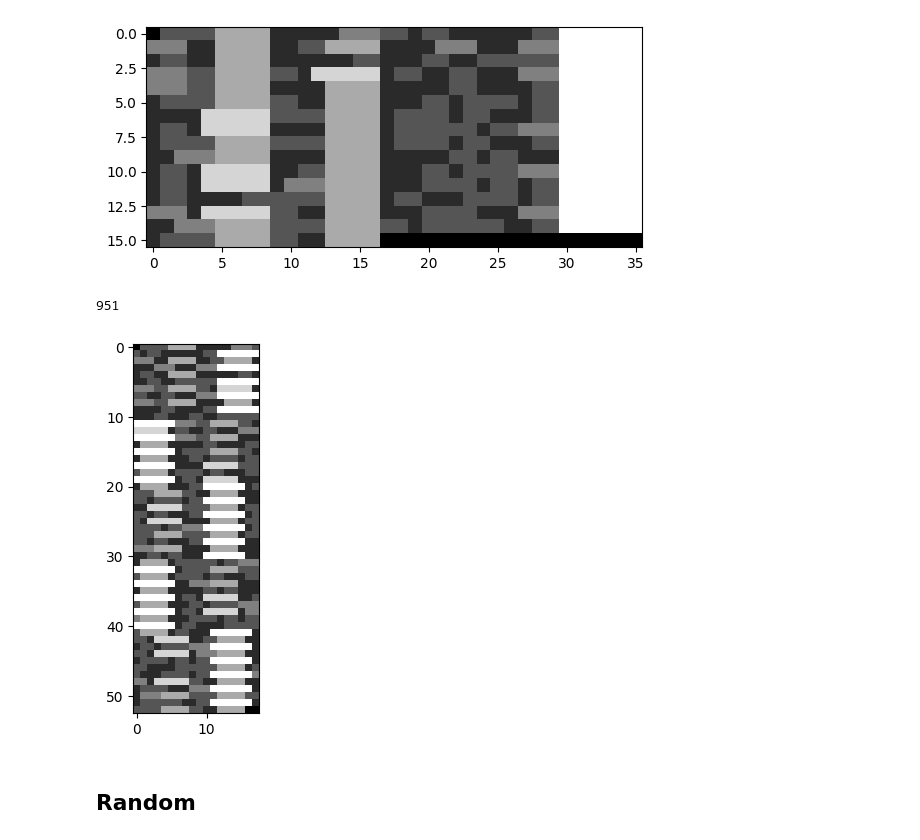
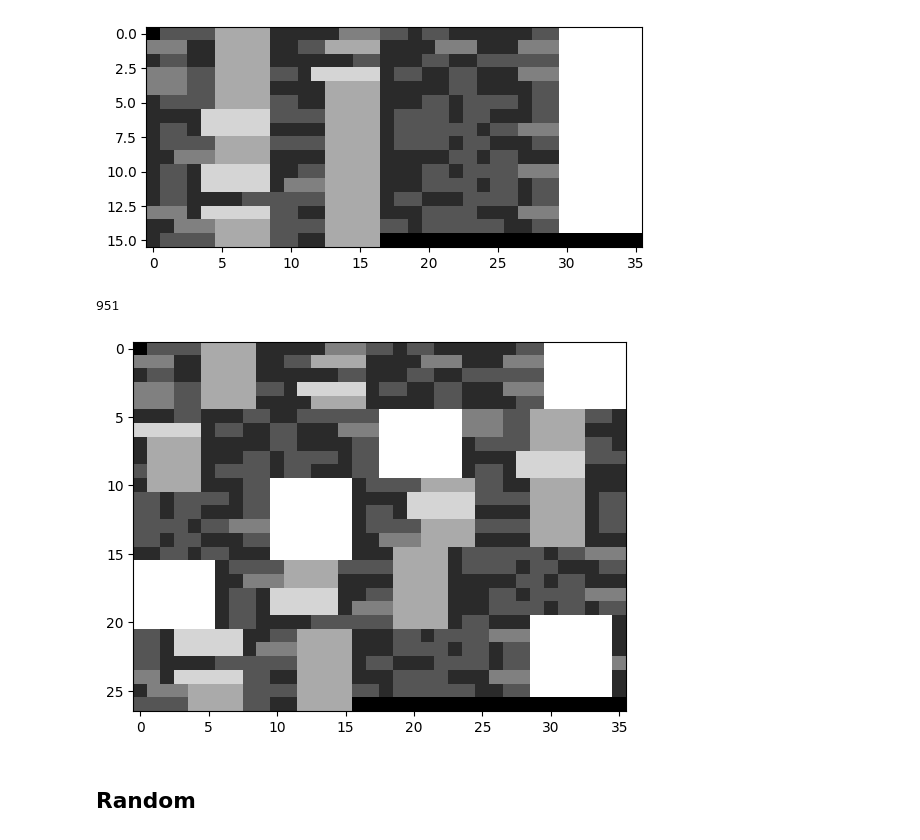
Before and after one commit to tomster12/coding, a Jupyter notebook: general/noita/cessation/test.ipynb, the cells around one changed output. Drawn from its saved outputs; the diff is of its cells as text; code cells hidden in the pictures.

```diff
--- a/general/noita/cessation/test.ipynb
+++ b/general/noita/cessation/test.ipynb
@@ -19,6 +19,8 @@ msgs = [
     "2151124111212236121513411122121261211112224121",
     "112212631521141112211136113422421222112612242114"
 ]
+
+msgs_raw_flat = "".join(msgs_raw)
 
 msgs_flat = "".join(msgs)
 
@@ -189,21 +191,20 @@ plt.show()
 556
 [figure]
 # %%
-msgs_raw_raw_flat = "".join(msgs_raw)
-msgs_raw_flat_srle = semi_rl_encode(msgs_raw_raw_flat)
+msgs_raw_flat_srle = semi_rl_encode(msgs_raw_flat)
 
 print(len(msgs_raw_flat_srle))
 
-wrap = 18
+wrap = 36
 im_raw_fsrle_wrap36_0 = "0" + msgs_raw_flat_srle
 im_raw_fsrle_wrap36_1 = [ im_raw_fsrle_wrap36_0[i:i+wrap] for i in range(0, len(im_raw_fsrle_wrap36_0), wrap) ]
 im_raw_fsrle_wrap36 = msgs_to_im(im_raw_fsrle_wrap36_1, fill=0)
 
 plt.imshow(im_raw_fsrle_wrap36, cmap="gray")
 plt.show()
 # %% [output]
 951
-[figure, old version]
+[figure, new version]
 # %% [markdown]
 ## Random
 # %%
```
Also changed, not shown: parts of 1 cell of this notebook.
